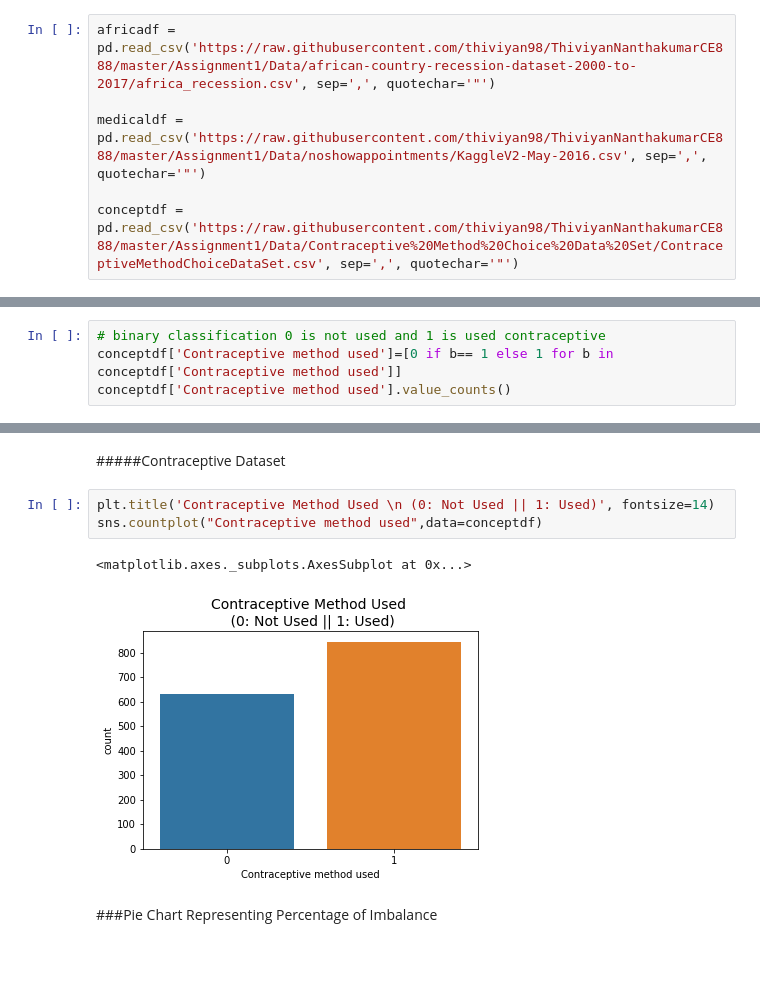
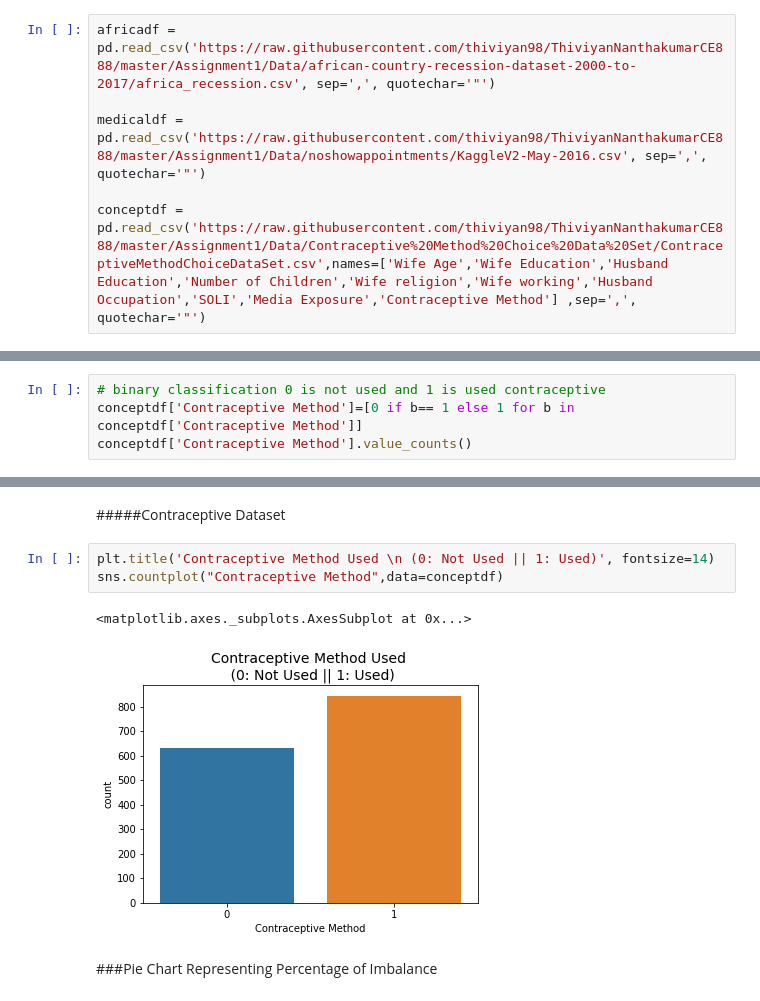
Before and after one commit to thiviyan98/ThiviyanNanthakumarCE888, a Jupyter notebook: Assignment1/Assignment1.ipynb, the cells around one changed output, grey strips where cells are left out. Saved outputs shown, nothing was run; the diff lists cells and outputs as text; blank space fills up the shorter version.

Commit message:
Completed everything for assignment 1

```diff
--- a/Assignment1/Assignment1.ipynb
+++ b/Assignment1/Assignment1.ipynb
@@ -15,7 +15,7 @@ africadf = pd.read_csv('https://raw.githubusercontent.com/thiviyan98/ThiviyanNan
 
 medicaldf = pd.read_csv('https://raw.githubusercontent.com/thiviyan98/ThiviyanNanthakumarCE888/master/Assignment1/Data/noshowappointments/KaggleV2-May-2016.csv', sep=',', quotechar='"')
 
-conceptdf = pd.read_csv('https://raw.githubusercontent.com/thiviyan98/ThiviyanNanthakumarCE888/master/Assignment1/Data/Contraceptive%20Method%20Choice%20Data%20Set/ContraceptiveMethodChoiceDataSet.csv', sep=',', quotechar='"')
+conceptdf = pd.read_csv('https://raw.githubusercontent.com/thiviyan98/ThiviyanNanthakumarCE888/master/Assignment1/Data/Contraceptive%20Method%20Choice%20Data%20Set/ContraceptiveMethodChoiceDataSet.csv',names=['Wife Age','Wife Education','Husband Education','Number of Children','Wife religion','Wife working','Husband Occupation','SOLI','Media Exposure','Contraceptive Method'] ,sep=',', quotechar='"')
 # %% [markdown]
 ### Printing and getting info for Africa Dataset
 # %%
@@ -279,7 +344,7 @@ Name: Contraceptive method used, dtype: int64
 # %%
 # binary classification 0 is not used and 1 is used contraceptive
-conceptdf['Contraceptive method used']=[0 if b== 1 else 1 for b in conceptdf['Contraceptive method used']]
-conceptdf['Contraceptive method used'].value_counts()
+conceptdf['Contraceptive Method']=[0 if b== 1 else 1 for b in conceptdf['Contraceptive Method']]
+conceptdf['Contraceptive Method'].value_counts()
 # %% [output]
 1    844
 0    629
@@ -327,10 +392,10 @@ sns.countplot("No-show",data=medicaldf)
 #####Contraceptive Dataset
 # %%
 plt.title('Contraceptive Method Used \n (0: Not Used || 1: Used)', fontsize=14)
-sns.countplot("Contraceptive method used",data=conceptdf)
+sns.countplot("Contraceptive Method",data=conceptdf)
 # %% [output]
 <matplotlib.axes._subplots.AxesSubplot at 0x...>
-[figure, old version]
+[figure, new version]
 # %% [markdown]
 ###Pie Chart Representing Percentage of Imbalance
 # %% [markdown]
```
Also changed, not shown: parts of 39 cells of this notebook.
